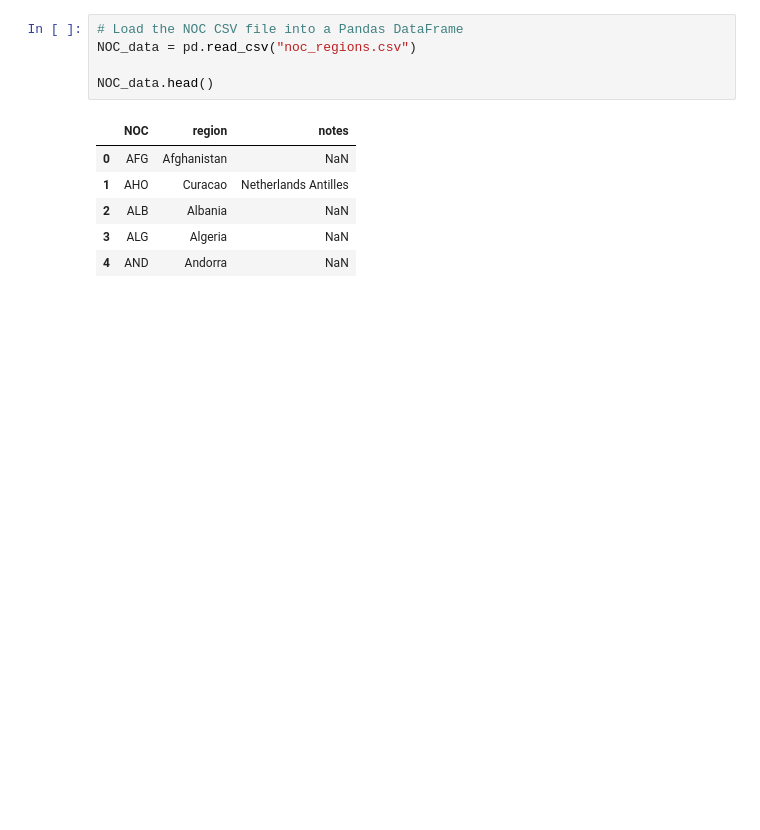
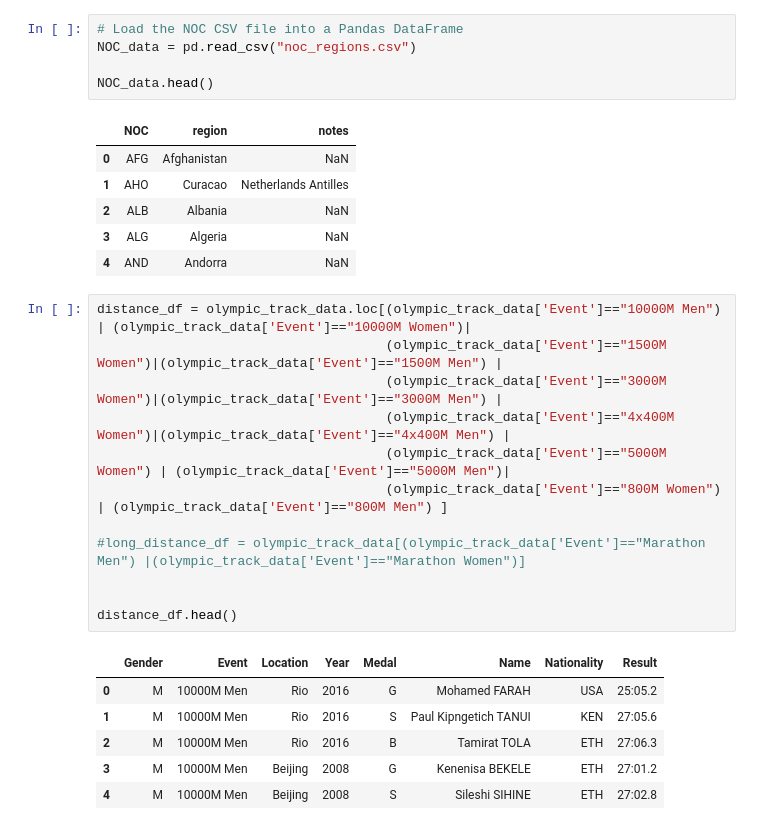
Before and after one commit to BlufferMK/Olympics_Project, a Jupyter notebook: OlympicPy.ipynb, the cells around one changed output. Drawn from its saved outputs; the diff is of its cells as text; blank space fills up the shorter version.

```diff
--- a/OlympicPy.ipynb
+++ b/OlympicPy.ipynb
@@ -68,3 +43,22 @@ NOC_data.head()
 | 2 | ALB | Albania | NaN |
 | 3 | ALG | Algeria | NaN |
 | 4 | AND | Andorra | NaN |
+# %%
+distance_df = olympic_track_data.loc[(olympic_track_data['Event']=="10000M Men") | (olympic_track_data['Event']=="10000M Women")|
+                                     (olympic_track_data['Event']=="1500M Women")|(olympic_track_data['Event']=="1500M Men") |
+                                     (olympic_track_data['Event']=="3000M Women")|(olympic_track_data['Event']=="3000M Men") |
+                                     (olympic_track_data['Event']=="4x400M Women")|(olympic_track_data['Event']=="4x400M Men") |
+                                     (olympic_track_data['Event']=="5000M Women") | (olympic_track_data['Event']=="5000M Men")|
+                                     (olympic_track_data['Event']=="800M Women") | (olympic_track_data['Event']=="800M Men") ]
+
+#long_distance_df = olympic_track_data[(olympic_track_data['Event']=="Marathon Men") |(olympic_track_data['Event']=="Marathon Women")]
+
+
+distance_df.head()
+# %% [output]
+|  | Gender | Event | Location | Year | Medal | Name | Nationality | Result |
+| 0 | M | 10000M Men | Rio | 2016 | G | Mohamed FARAH | USA | 25:05.2 |
+| 1 | M | 10000M Men | Rio | 2016 | S | Paul Kipngetich TANUI | KEN | 27:05.6 |
+| 2 | M | 10000M Men | Rio | 2016 | B | Tamirat TOLA | ETH | 27:06.3 |
+| 3 | M | 10000M Men | Beijing | 2008 | G | Kenenisa BEKELE | ETH | 27:01.2 |
+| 4 | M | 10000M Men | Beijing | 2008 | S | Sileshi SIHINE | ETH | 27:02.8 |
```
Also changed, not shown: parts of 10 cells of this notebook, 1 other file.
